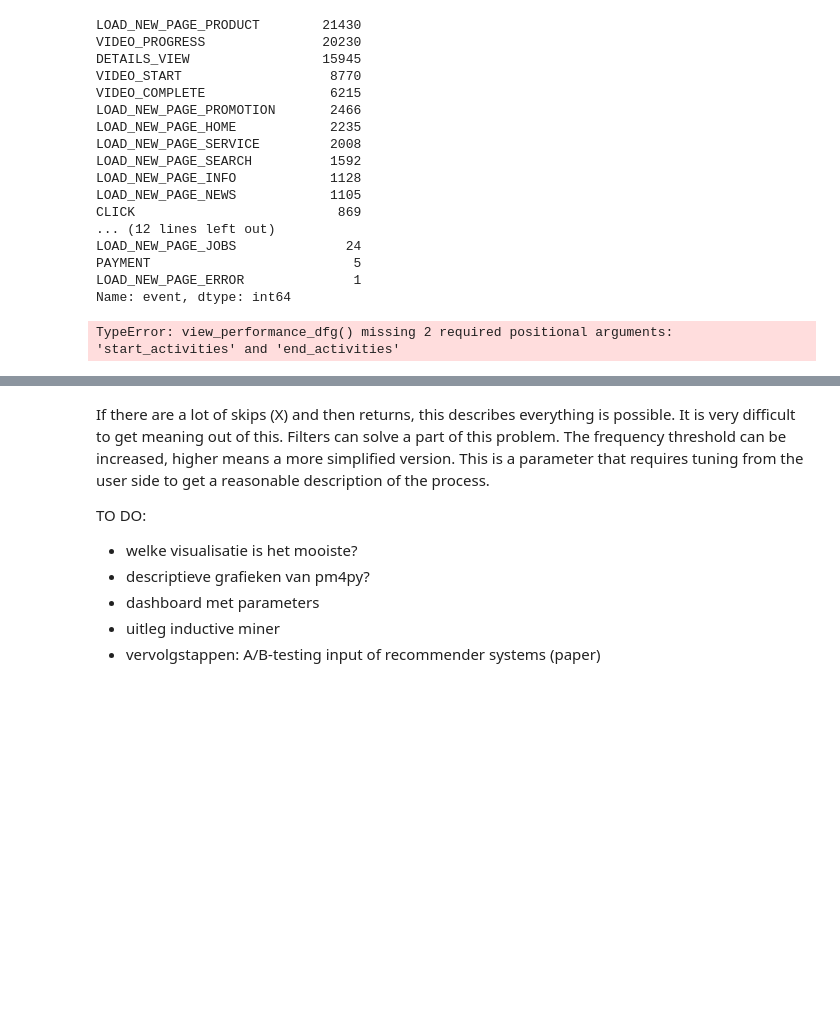
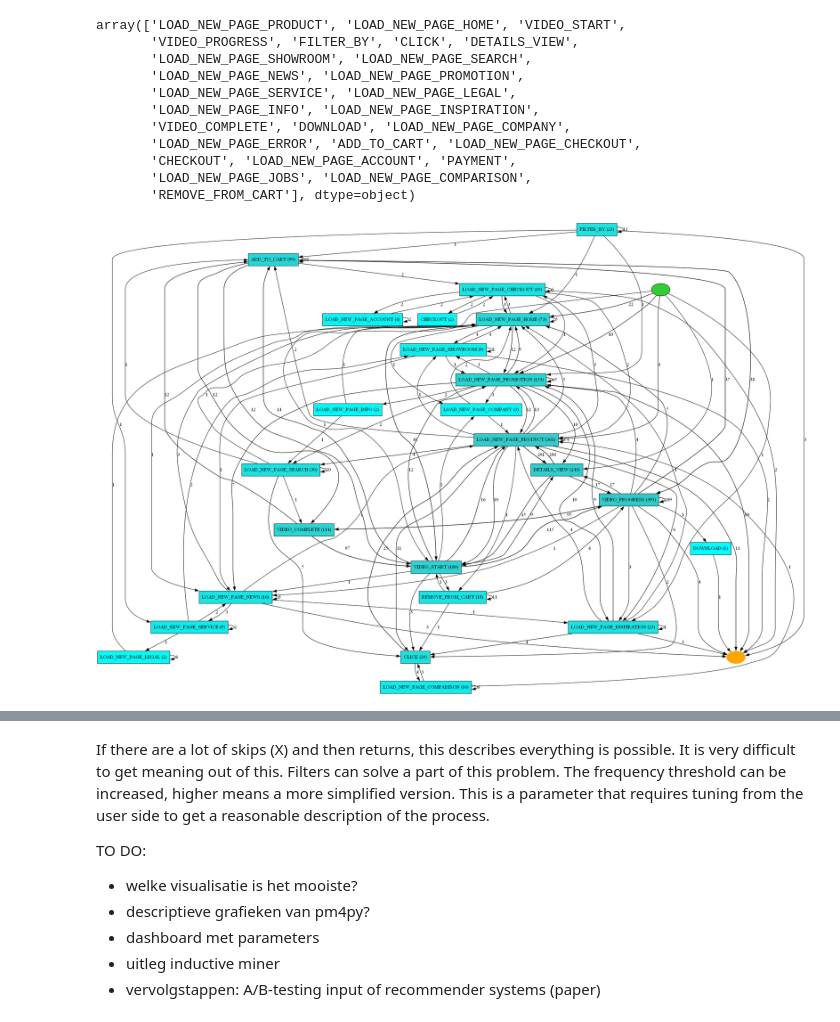
Before and after one commit to TimCosemans/ALGO-Smeg, a Jupyter notebook: src/models/process_model.ipynb, the cells around one changed output, grey strips where cells are left out. Saved outputs shown, nothing was run; the diff lists cells and outputs as text; code cells hidden in the pictures; blank space fills up the shorter version.

```diff
--- a/src/models/process_model.ipynb
+++ b/src/models/process_model.ipynb
@@ -7,22 +9,16 @@ import numpy as np
 data = joblib.load("../../data/processed/data_clean.pkl")
 data["key"] = data["id"].astype(str) + "-" + data["sessionId"].astype(str)
 # %%
-data["event"].value_counts()
+data["event"].unique()
 # %% [output]
-LOAD_NEW_PAGE_PRODUCT        21430
-VIDEO_PROGRESS               20230
-DETAILS_VIEW                 15945
-VIDEO_START                   8770
-VIDEO_COMPLETE                6215
-LOAD_NEW_PAGE_PROMOTION       2466
-LOAD_NEW_PAGE_HOME            2235
-LOAD_NEW_PAGE_SERVICE         2008
-LOAD_NEW_PAGE_SEARCH          1592
-LOAD_NEW_PAGE_INFO            1128
-LOAD_NEW_PAGE_NEWS            1105
-CLICK                          869
-... (12 lines left out)
-LOAD_NEW_PAGE_JOBS              24
-PAYMENT                          5
-LOAD_NEW_PAGE_ERROR              1
-Name: event, dtype: int64
+array(['LOAD_NEW_PAGE_PRODUCT', 'LOAD_NEW_PAGE_HOME', 'VIDEO_START',
+       'VIDEO_PROGRESS', 'FILTER_BY', 'CLICK', 'DETAILS_VIEW',
+       'LOAD_NEW_PAGE_SHOWROOM', 'LOAD_NEW_PAGE_SEARCH',
+       'LOAD_NEW_PAGE_NEWS', 'LOAD_NEW_PAGE_PROMOTION',
+       'LOAD_NEW_PAGE_SERVICE', 'LOAD_NEW_PAGE_LEGAL',
+       'LOAD_NEW_PAGE_INFO', 'LOAD_NEW_PAGE_INSPIRATION',
+       'VIDEO_COMPLETE', 'DOWNLOAD', 'LOAD_NEW_PAGE_COMPANY',
+       'LOAD_NEW_PAGE_ERROR', 'ADD_TO_CART', 'LOAD_NEW_PAGE_CHECKOUT',
+       'CHECKOUT', 'LOAD_NEW_PAGE_ACCOUNT', 'PAYMENT',
+       'LOAD_NEW_PAGE_JOBS', 'LOAD_NEW_PAGE_COMPARISON',
+       'REMOVE_FROM_CART'], dtype=object)
@@ -43,3 +25,20 @@ noise_cutoff = 0.2
+# %%
+n_cases_min = 1
+n_cases_max = 10000
+
+n_seconds_min = 30
+n_seconds_max = 200000
+channel = ["Organic Search", "Referral"]
+device = ["desktop"]
+platform = ["Windows", "Android", "iOS", "Macintosh"]
+#constant per case
+
+events_excluded = ["LOAD_NEW_PAGE_JOBS"]
+#exclude all cases that have ANY of these events
+
+filter = "and"
+events_needed = ["LOAD_NEW_PAGE_PROMOTION"]
+#filter all cases that include "either" (="or") or "all" (="and")
 # %%
 filtered_data = pm4py.filter_case_size(data, n_cases_min, n_cases_max, case_id_key="key")
 
@@ -63,7 +70,7 @@ filtered_data = pm4py.filter_event_attribute_values(filtered_data, attribute_key
                                                     values=events_excluded, level="case", retain=False,
                                                     case_id_key="key")
 # %%
-model = pm4py.discover_dfg_typed(filtered_data, activity_key="event", timestamp_key="activityTime", case_id_key="key")
-pm4py.view_dfg(model) #performance variation?
+map = pm4py.discover_heuristics_net(filtered_data, activity_key="event", timestamp_key="activityTime", case_id_key="key")
+test = pm4py.view_heuristics_net(map)
 # %% [output]
-TypeError: view_performance_dfg() missing 2 required positional arguments: 'start_activities' and 'end_activities'
+[figure, added]
```
Also changed, not shown: parts of 8 cells of this notebook, 5 other files.
